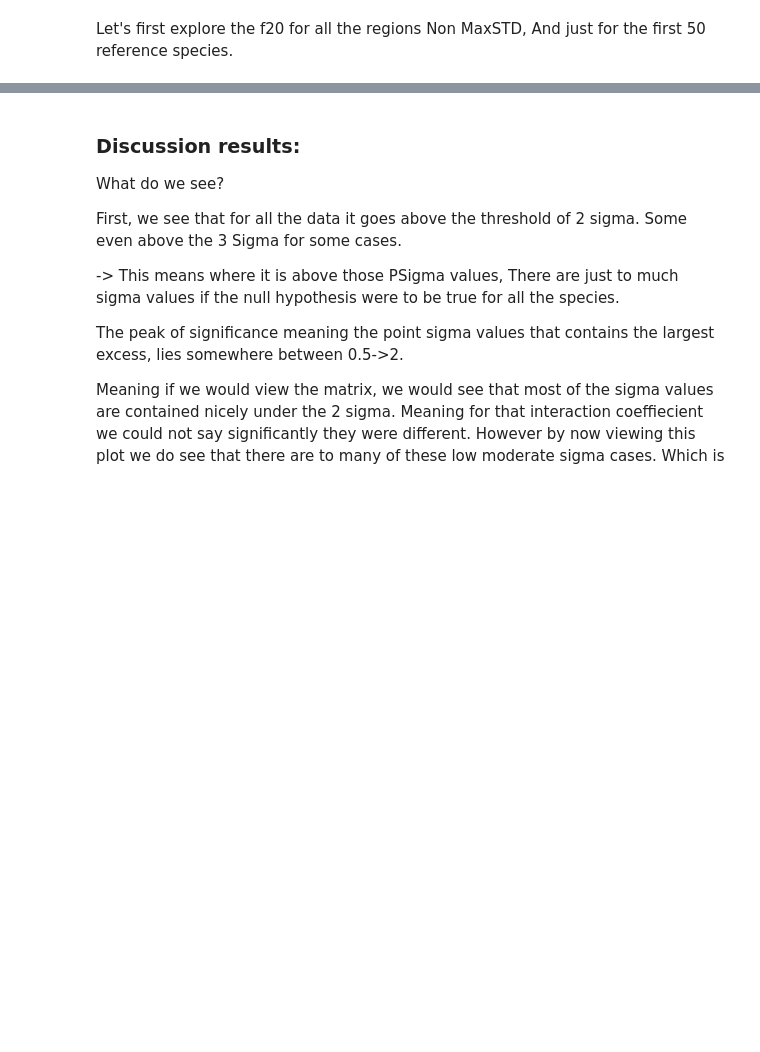
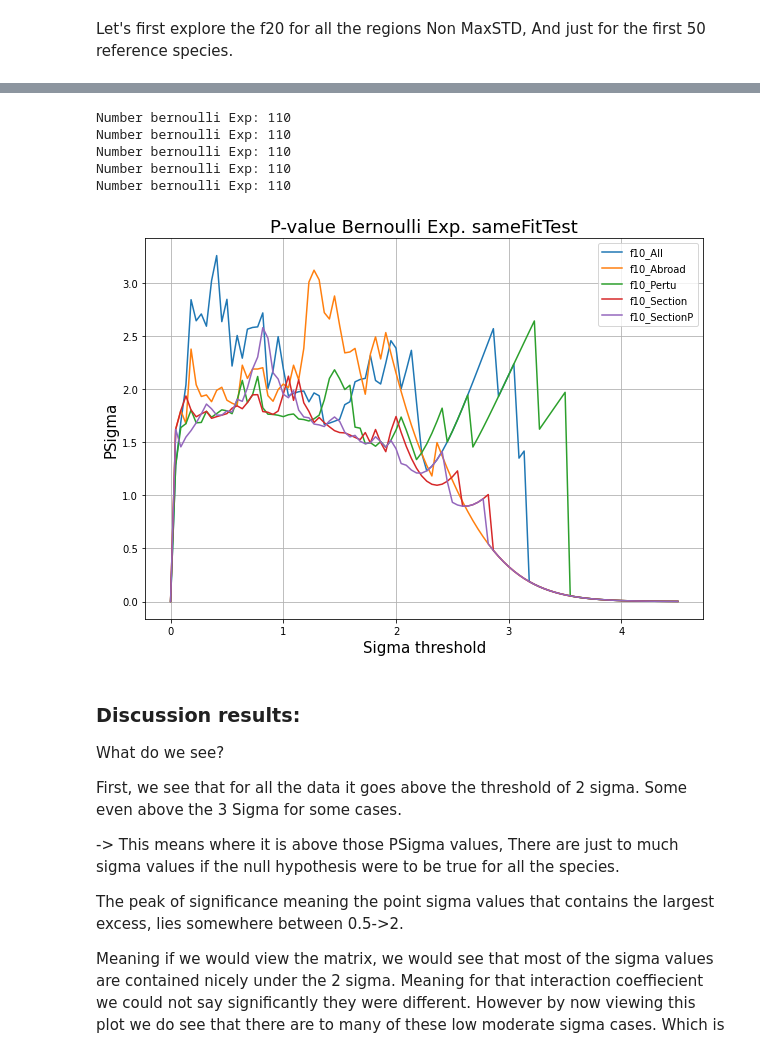
Before and after one commit to ltuijnder/MasterThesis, a Jupyter notebook: PostFWO/ExperimentData2.ipynb, the cells around one changed output, grey strips where cells are left out. Saved outputs shown, nothing was run; the diff lists cells and outputs as text; code cells hidden in the pictures; blank space fills up the shorter version.

```diff
--- a/PostFWO/ExperimentData2.ipynb
+++ b/PostFWO/ExperimentData2.ipynb
@@ -675,3 +700,12 @@ plotBernoulliPSigma(listMatrix_f20_nonMaxStd, listLabels_f20_nonMaxStd,figsize=(
+# %%
+plotBernoulliPSigma(listMatrix_f10_nonMaxStd, listLabels_f10_nonMaxStd, "All", figsize=(10,7))
+# %% [output]
+Number bernoulli Exp: 110
+Number bernoulli Exp: 110
+Number bernoulli Exp: 110
+Number bernoulli Exp: 110
+Number bernoulli Exp: 110
+[figure, added]
 # %% [markdown]
 ### Discussion results:
 
```
Also changed, not shown: parts of 25 cells of this notebook.
